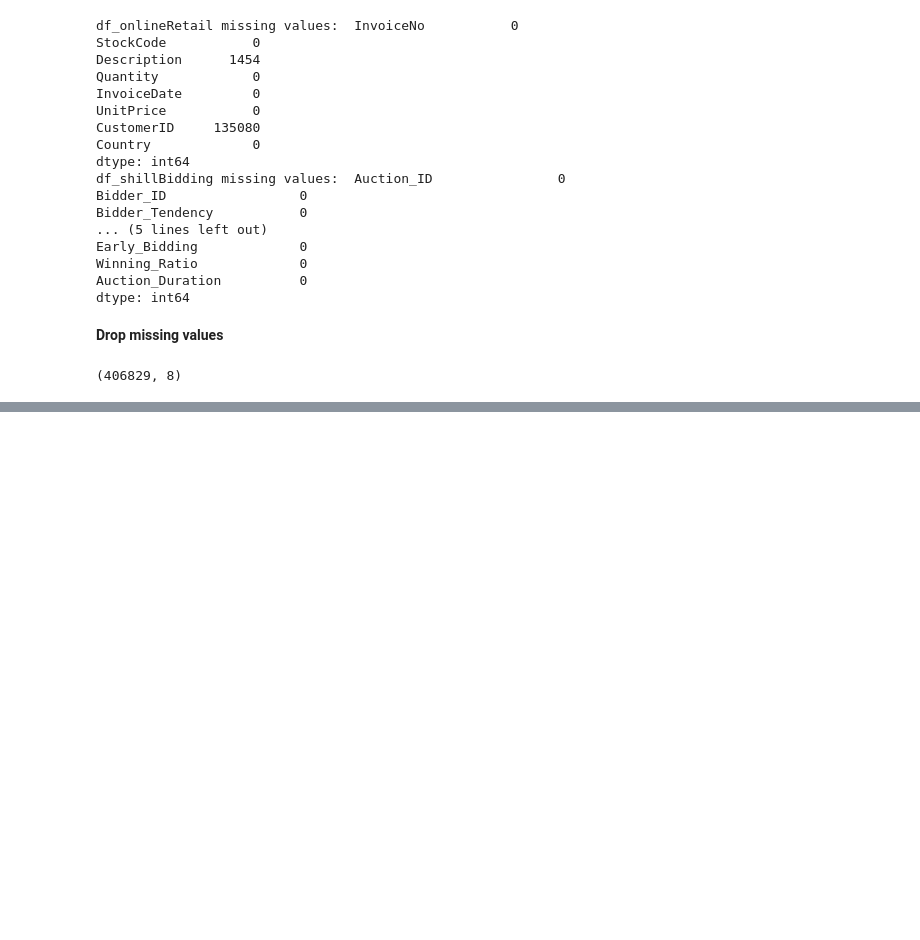
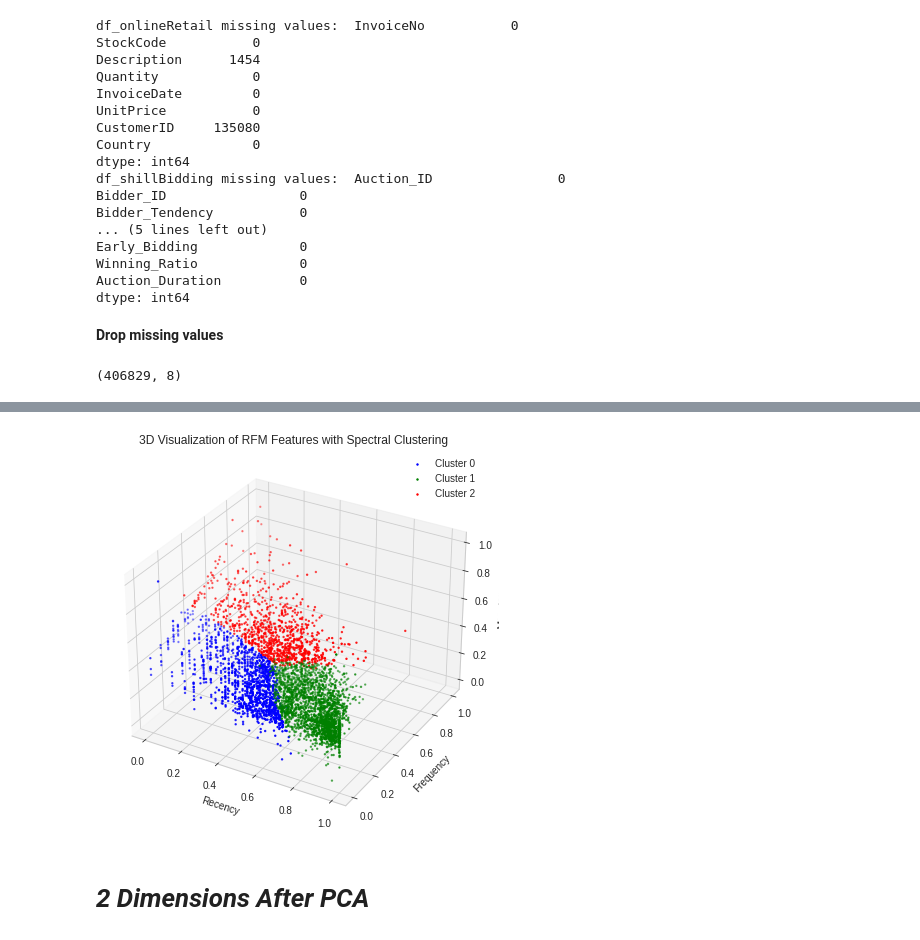
Before and after one commit to Jaee7777/UnsupML_group, a Jupyter notebook: src/SpectralClustering.ipynb, the cells around one changed output, grey strips where cells are left out. Saved outputs shown, nothing was run; the diff lists cells and outputs as text; code cells hidden in the pictures; blank space fills up the shorter version.

```diff
--- a/src/SpectralClustering.ipynb
+++ b/src/SpectralClustering.ipynb
@@ -135 +216,34 @@ rfm_minmax= pd.DataFrame(rfm_norm, columns=['Recency', 'Frequency', 'Monetary'])
+# %%
+# Set the style
+plt.style.use('seaborn-whitegrid')
+
+# Create a figure and a 3D Axes
+fig = plt.figure(figsize=(10, 7))
+ax = fig.add_subplot(111, projection='3d')
+
+clustering_data_3D['labels'] = cluster_results_3D['Spectral Clustering']
+
+# Create a scatter plot for each cluster
+colors = ['blue', 'green', 'red', 'cyan', 'magenta', 'yellow', 'black', 'orange', 'purple', 'brown']  # Extend this list if more clusters
+for i in range(cluster_results_3D['Spectral Clustering'].max() + 1):
+    cur_cluster_data = clustering_data_3D[clustering_data_3D['labels'] == i]
+
+    ax.scatter(cur_cluster_data['Recency'], cur_cluster_data['Frequency'], cur_cluster_data['Monetary'],
+               s=2, color=colors[i], label=f'Cluster {i}')
+
+# Labels and title
+ax.set_xlabel("Recency")
+ax.set_ylabel("Frequency")
+ax.set_zlabel("Monetary")
+ax.set_title("3D Visualization of RFM Features with Spectral Clustering")
+
+# Legend
+ax.legend()
+
+# Show the plot
+plt.show()
+# %% [output]
+[figure, added]
+# %% [markdown]
+# *2 Dimensions After PCA*
 # %%
```
Also changed, not shown: parts of 14 cells of this notebook.
